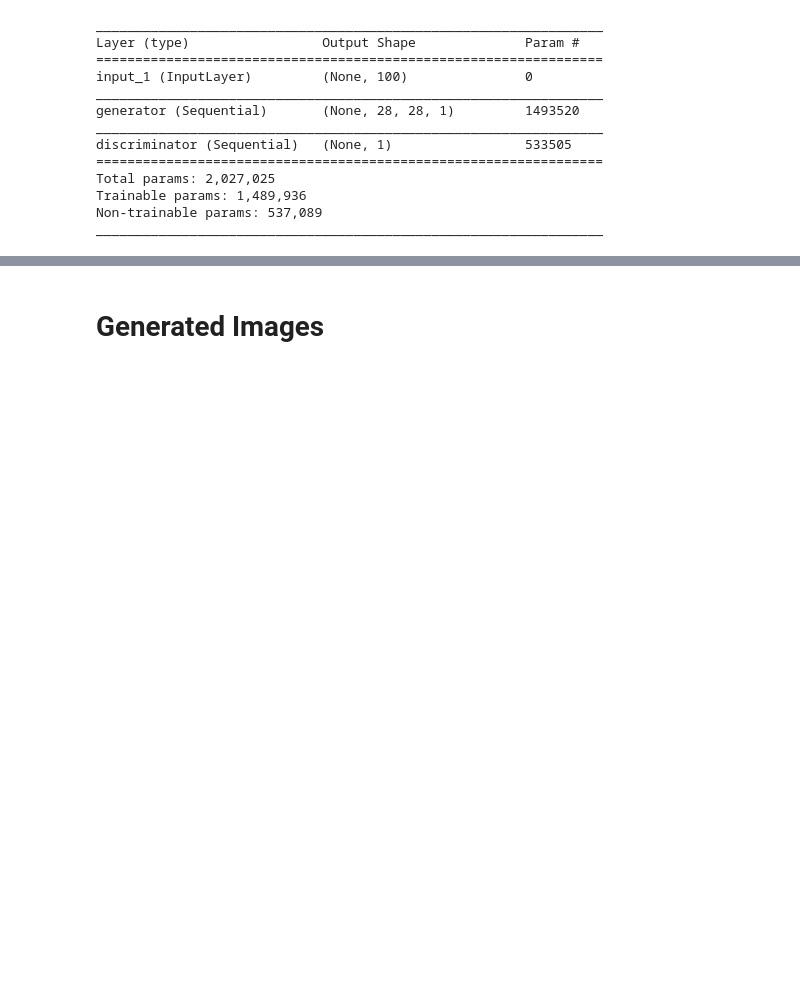
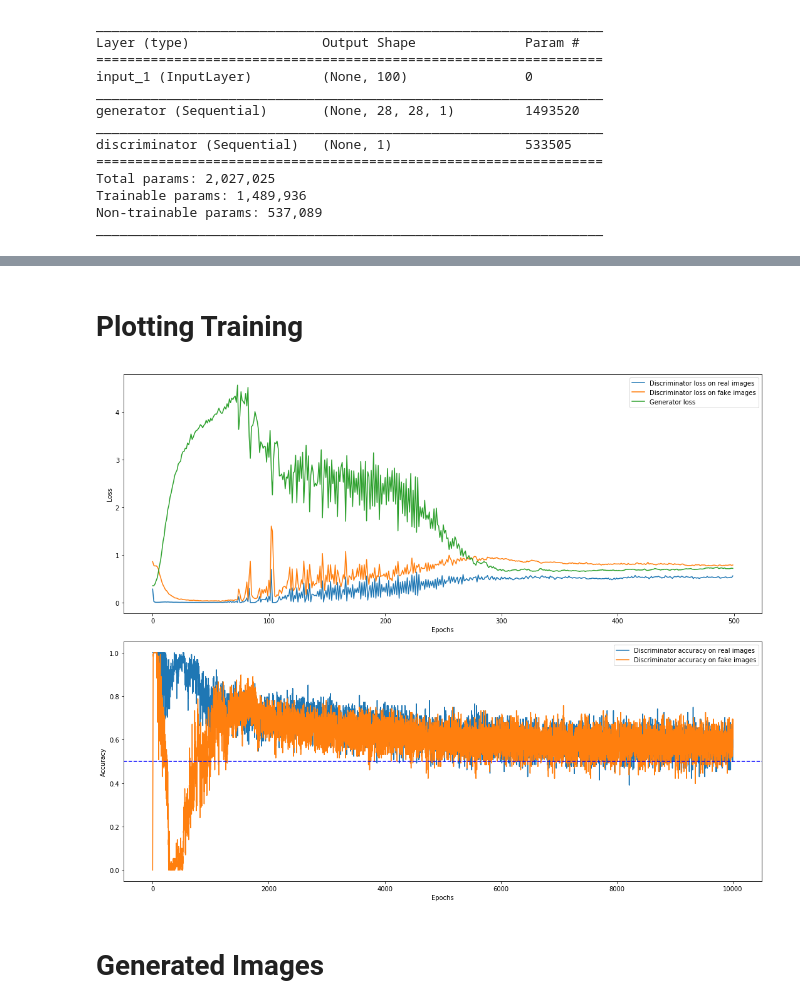
Before and after one commit to Aayush2542001/Generative-Adversarial-Networks, a Jupyter notebook: Generative adversarial networks.ipynb, the cells around one changed output, grey strips where cells are left out. Cells and saved outputs as stored; diff of their text form; code cells hidden in the pictures; blank space fills up the shorter version.

```diff
--- a/Generative adversarial networks.ipynb
+++ b/Generative adversarial networks.ipynb
@@ -179,6 +179,11 @@ _________________________________________________________________
 # %%
 real_data_labels = np.ones((BATCH_SIZE, 1))
 gen_data_labels = np.zeros((BATCH_SIZE, 1))
+
+discriminator_real_loss, discriminator_real_acc = [], []
+discriminator_fake_loss, discriminator_fake_acc = [], []
+
+generator_loss = []
 
 for epoch in range(EPOCHS):
     # (128, 28, 28, 1) (Generator noise)
@@ -205,6 +210,14 @@ for epoch in range(EPOCHS):
     display.clear_output(wait=True)
     print ("Epoch : %d [Discriminator loss: %f, acc.: %.2f%%] [Generator loss: %f]" % (epoch, disc_loss, 100*disc_acc, gen_loss))
 
+    discriminator_real_loss.append(disc_loss_real[0])
+    discriminator_real_acc.append(disc_loss_real[1])
+
+    discriminator_fake_loss.append(disc_loss_fake[0])
+    discriminator_fake_acc.append(disc_loss_fake[1])
+
+    generator_loss.append(gen_loss)
+
     if epoch % SAMPLE_INTERVAL == 0:
         sample_images(generator, epoch, name='../working/mnist')
 # %% [output]
@@ -212,3 +225,27 @@ Epoch : 9999 [Discriminator loss: 0.661700, acc.: 59.77%] [Generator loss: 0.846
+# %% [markdown]
+# Plotting Training
+# %%
+till = 500
+fig, ax = plt.subplots(2, 1, figsize=(15, 12))
+
+ax[0].plot(discriminator_real_loss[:till], label="Discriminator loss on real images")
+ax[0].plot(discriminator_fake_loss[:till], label="Discriminator loss on fake images")
+ax[0].plot(generator_loss[:till], label="Generator loss")
+ax[0].set_xlabel("Epochs")
+ax[0].set_ylabel("Loss")
+ax[0].legend()
+
+ax[1].plot(discriminator_real_acc, label="Discriminator accuracy on real images")
+ax[1].plot(discriminator_fake_acc, label="Discriminator accuracy on fake images")
+ax[1].axhline(y=0.5, color='blue', linestyle='--')
+ax[1].set_xlabel("Epochs")
+ax[1].set_ylabel("Accuracy")
+ax[1].legend()
+
+plt.tight_layout()
+plt.show()
+# %% [output]
+[figure, added]
 # %% [markdown]
 # Generated Images
 # %%
```
Also changed, not shown: parts of 6 cells of this notebook.
